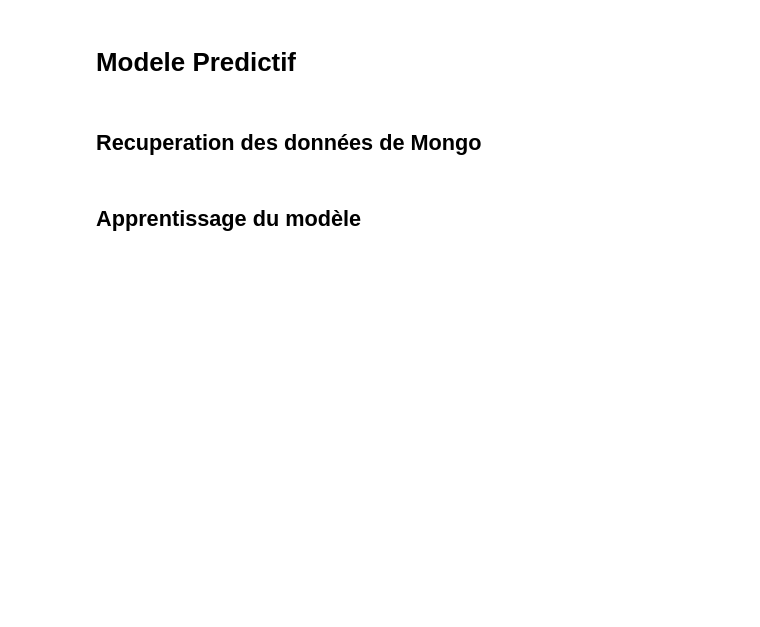
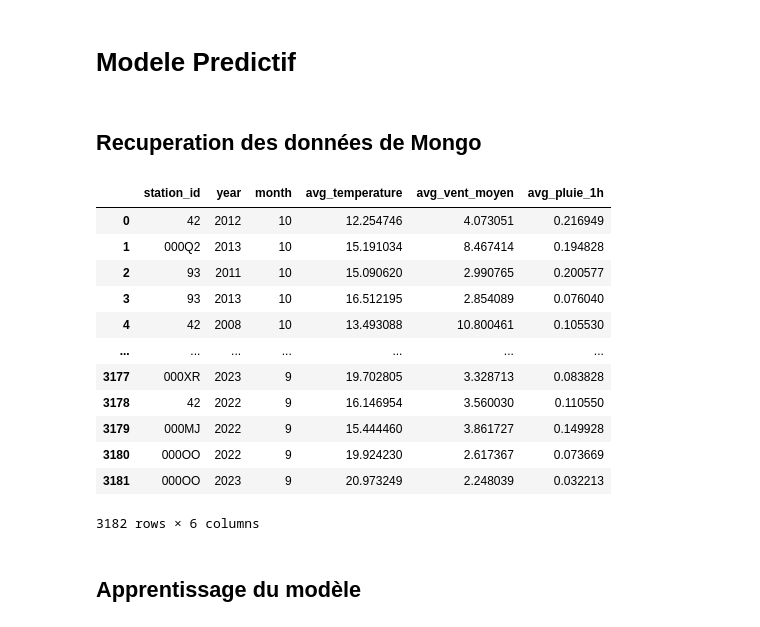
Before and after one commit to ymerenos/ProjetBigDataM2-2024, a Jupyter notebook: Mongo.ipynb, the cells around one changed output. Saved outputs shown, nothing was run; the diff lists cells and outputs as text; code cells hidden in the pictures; blank space fills up the shorter version.

```diff
--- a/Mongo.ipynb
+++ b/Mongo.ipynb
@@ -64,6 +64,22 @@ df = df.drop(['_id'], axis=1, errors='ignore')
 
 # Convert 'station_id' to strings
 df['station_id'] = df['station_id'].astype(str)
+# %%
+display(df)
+# %% [output]
+|  | station_id | year | month | avg_temperature | avg_vent_moyen | avg_pluie_1h |
+| 0 | 42 | 2012 | 10 | 12.254746 | 4.073051 | 0.216949 |
+| 1 | 000Q2 | 2013 | 10 | 15.191034 | 8.467414 | 0.194828 |
+| 2 | 93 | 2011 | 10 | 15.090620 | 2.990765 | 0.200577 |
+| 3 | 93 | 2013 | 10 | 16.512195 | 2.854089 | 0.076040 |
+| 4 | 42 | 2008 | 10 | 13.493088 | 10.800461 | 0.105530 |
+| ... | ... | ... | ... | ... | ... | ... |
+| 3177 | 000XR | 2023 | 9 | 19.702805 | 3.328713 | 0.083828 |
+| 3178 | 42 | 2022 | 9 | 16.146954 | 3.560030 | 0.110550 |
+| 3179 | 000MJ | 2022 | 9 | 15.444460 | 3.861727 | 0.149928 |
+| 3180 | 000OO | 2022 | 9 | 19.924230 | 2.617367 | 0.073669 |
+| 3181 | 000OO | 2023 | 9 | 20.973249 | 2.248039 | 0.032213 |
+3182 rows × 6 columns
 # %% [markdown]
 ## Apprentissage du modèle
 # %%
```
Also changed, not shown: parts of 4 cells of this notebook, 4 other files.
